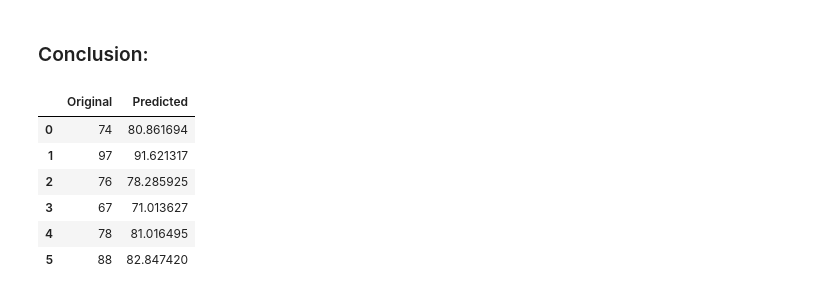
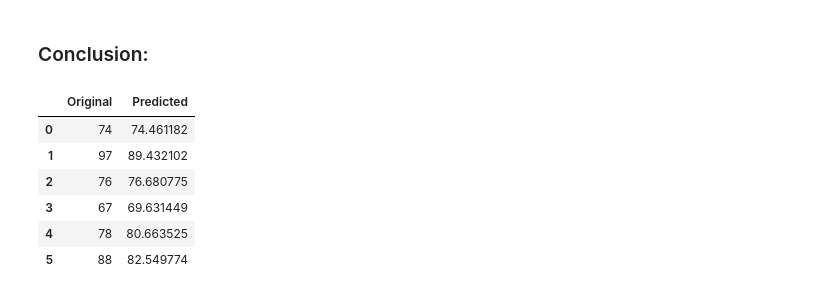
Before and after one commit to ajitr0312/Evaluation_Projects, a Jupyter notebook: Baseball_Case_Study.ipynb, the cells around one changed output. Cells and saved outputs as stored; diff of their text form; code cells hidden in the pictures.

```diff
--- a/Baseball_Case_Study.ipynb
+++ b/Baseball_Case_Study.ipynb
@@ -666,15 +666,15 @@ pickle.dump(LR, open(filename,'wb'))
 ### Conclusion:
 # %%
 a = np.array(y_test)
-predicted = np.array(LR.predict(x_test))
+predicted = np.array(rid.predict(x_test))
 df_conclusion = pd.DataFrame({"Original":a, "Predicted":predicted}, index=range(len(a)))
 
 df_conclusion
 # %% [output]
 |  | Original | Predicted |
-| 0 | 74 | 80.861694 |
-| 1 | 97 | 91.621317 |
-| 2 | 76 | 78.285925 |
-| 3 | 67 | 71.013627 |
-| 4 | 78 | 81.016495 |
-| 5 | 88 | 82.847420 |
+| 0 | 74 | 74.461182 |
+| 1 | 97 | 89.432102 |
+| 2 | 76 | 76.680775 |
+| 3 | 67 | 69.631449 |
+| 4 | 78 | 80.663525 |
+| 5 | 88 | 82.549774 |
```
Also changed, not shown: parts of 10 cells of this notebook.
